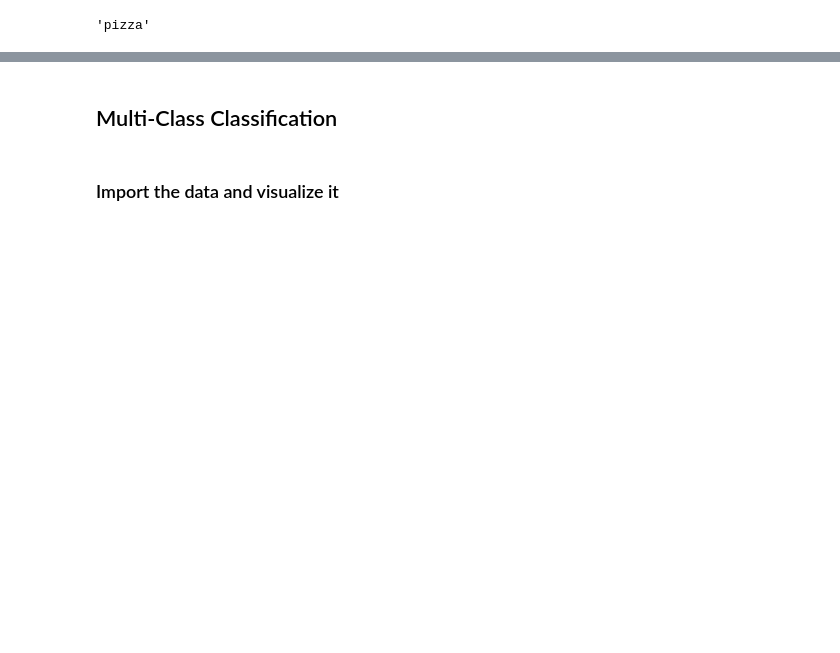
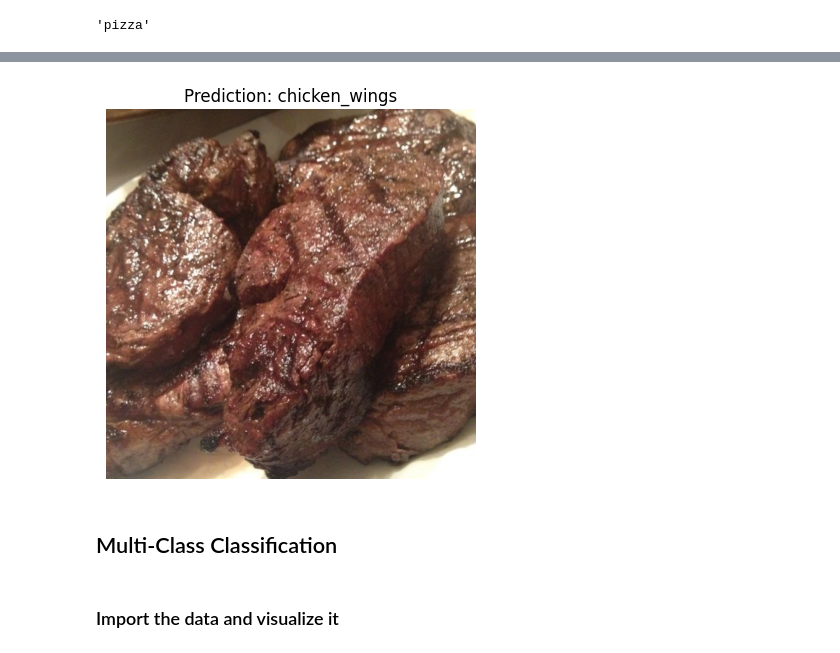
Before and after one commit to divyalaldinani/Deep-Learning-in-TensorFlow, a Jupyter notebook: 03_CNNs_in_tensorflow.ipynb, the cells around one changed output, grey strips where cells are left out. Saved outputs shown, nothing was run; the diff lists cells and outputs as text; code cells hidden in the pictures; blank space fills up the shorter version.

```diff
--- a/03_CNNs_in_tensorflow.ipynb
+++ b/03_CNNs_in_tensorflow.ipynb
@@ -557,7 +555,8 @@ pizza_img.shape
 # %%
 def load_and_prep_image(img):
     img = tf.image.resize(img, (224, 224))
-    img = img*1./255
+    img = tf.expand_dims(img, axis = 0)
+    img = img/255.0
     return img
 # %%
 pizza_img_load = load_and_prep_image(pizza_img)
@@ -571,3 +587,3 @@ Invalid input shape for input Tensor("data:0", shape=(32, 224, 3), dtype=float32
 # %%
-pizza_img_load = tf.expand_dims(pizza_img_load, axis = 0)
-pizza_img_load.shape
+# pizza_img_load = tf.expand_dims(pizza_img_load, axis = 0)
+# pizza_img_load.shape
@@ -599,4 +613,5 @@ def load_img_predict_class(model, img, class_names):
     plt.axis(False)
 # %%
 img = mpimg.imread('pizza_steak/test/steak/2071320.jpg')
-# load_img_predict_class(model_2, img, class_names )
+load_img_predict_class(model_2, img, class_names )
+# %% [output]
@@ -603,3 +619,4 @@ img = mpimg.imread('pizza_steak/test/steak/2071320.jpg')
+[figure, added]
 # %% [markdown]
 ## Multi-Class Classification
 # %% [markdown]
```
Also changed, not shown: parts of 41 cells of this notebook.
